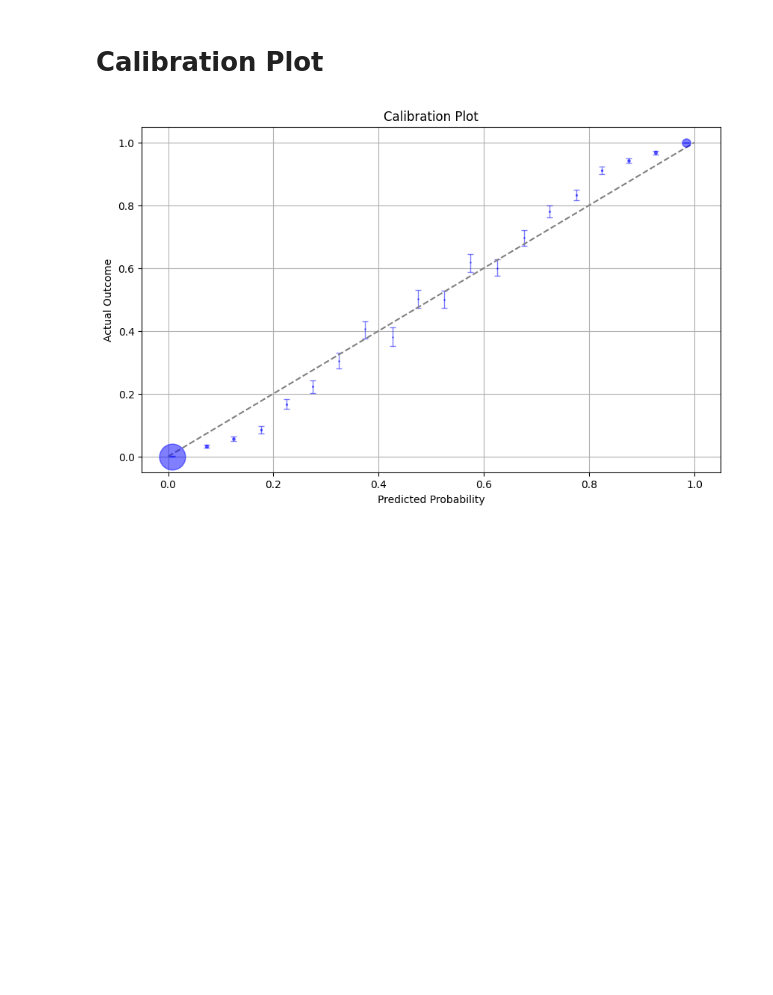
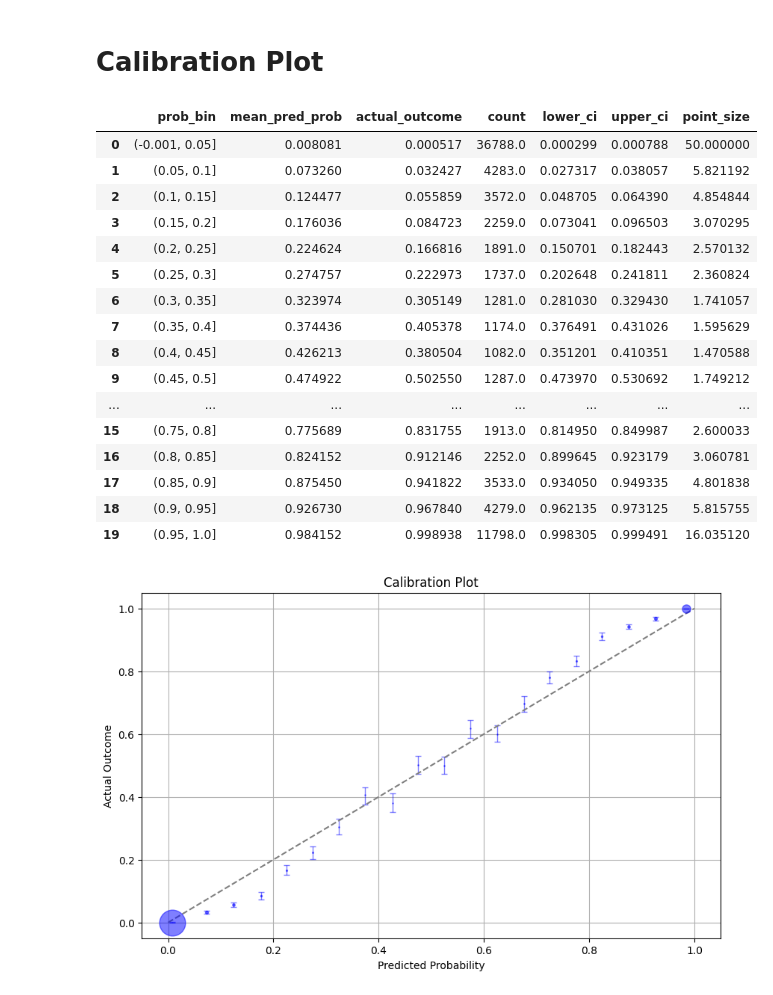
Before and after one commit to vinamrsachdeva/538check_repl, a Jupyter notebook: presidential/presidential_election.ipynb, the cells around one changed output. Drawn from its saved outputs; the diff is of its cells as text; code cells hidden in the pictures; blank space fills up the shorter version.

Commit message:
shows calibration

```diff
--- a/presidential/presidential_election.ipynb
+++ b/presidential/presidential_election.ipynb
@@ -49,6 +49,26 @@ def calculate_calibration(group):
     return pd.Series({'mean_pred_prob': mean_pred_prob, 'actual_outcome': actual_outcome, 'count': count})
 # %%
 calibration = grouped.apply(calculate_calibration).reset_index()
+# %%
+calibration
+# %% [output]
+|  | prob_bin | mean_pred_prob | actual_outcome | count | lower_ci | upper_ci | point_size |
+| 0 | (-0.001, 0.05] | 0.008081 | 0.000517 | 36788.0 | 0.000299 | 0.000788 | 50.000000 |
+| 1 | (0.05, 0.1] | 0.073260 | 0.032427 | 4283.0 | 0.027317 | 0.038057 | 5.821192 |
+| 2 | (0.1, 0.15] | 0.124477 | 0.055859 | 3572.0 | 0.048705 | 0.064390 | 4.854844 |
+| 3 | (0.15, 0.2] | 0.176036 | 0.084723 | 2259.0 | 0.073041 | 0.096503 | 3.070295 |
+| 4 | (0.2, 0.25] | 0.224624 | 0.166816 | 1891.0 | 0.150701 | 0.182443 | 2.570132 |
+| 5 | (0.25, 0.3] | 0.274757 | 0.222973 | 1737.0 | 0.202648 | 0.241811 | 2.360824 |
+| 6 | (0.3, 0.35] | 0.323974 | 0.305149 | 1281.0 | 0.281030 | 0.329430 | 1.741057 |
+| 7 | (0.35, 0.4] | 0.374436 | 0.405378 | 1174.0 | 0.376491 | 0.431026 | 1.595629 |
+| 8 | (0.4, 0.45] | 0.426213 | 0.380504 | 1082.0 | 0.351201 | 0.410351 | 1.470588 |
+| 9 | (0.45, 0.5] | 0.474922 | 0.502550 | 1287.0 | 0.473970 | 0.530692 | 1.749212 |
+| ... | ... | ... | ... | ... | ... | ... | ... |
+| 15 | (0.75, 0.8] | 0.775689 | 0.831755 | 1913.0 | 0.814950 | 0.849987 | 2.600033 |
+| 16 | (0.8, 0.85] | 0.824152 | 0.912146 | 2252.0 | 0.899645 | 0.923179 | 3.060781 |
+| 17 | (0.85, 0.9] | 0.875450 | 0.941822 | 3533.0 | 0.934050 | 0.949335 | 4.801838 |
+| 18 | (0.9, 0.95] | 0.926730 | 0.967840 | 4279.0 | 0.962135 | 0.973125 | 5.815755 |
+| 19 | (0.95, 1.0] | 0.984152 | 0.998938 | 11798.0 | 0.998305 | 0.999491 | 16.035120 |
 # %%
 def bootstrap_ci(data, weights, n_bootstraps=1000, ci=95):
     bootstraps = np.random.choice(data, (n_bootstraps, len(data)), replace=True, p=weights/weights.sum())
```
